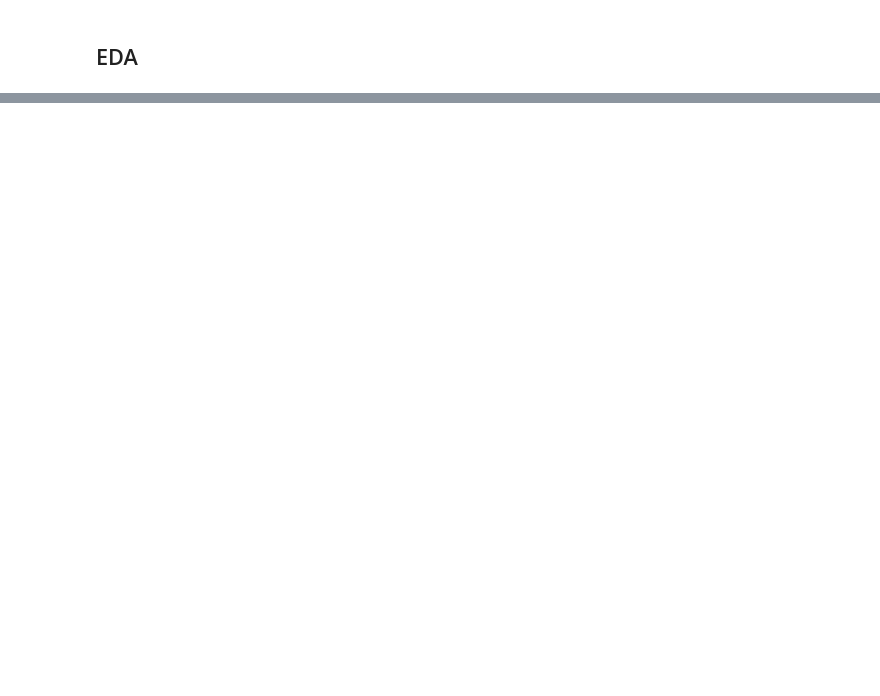
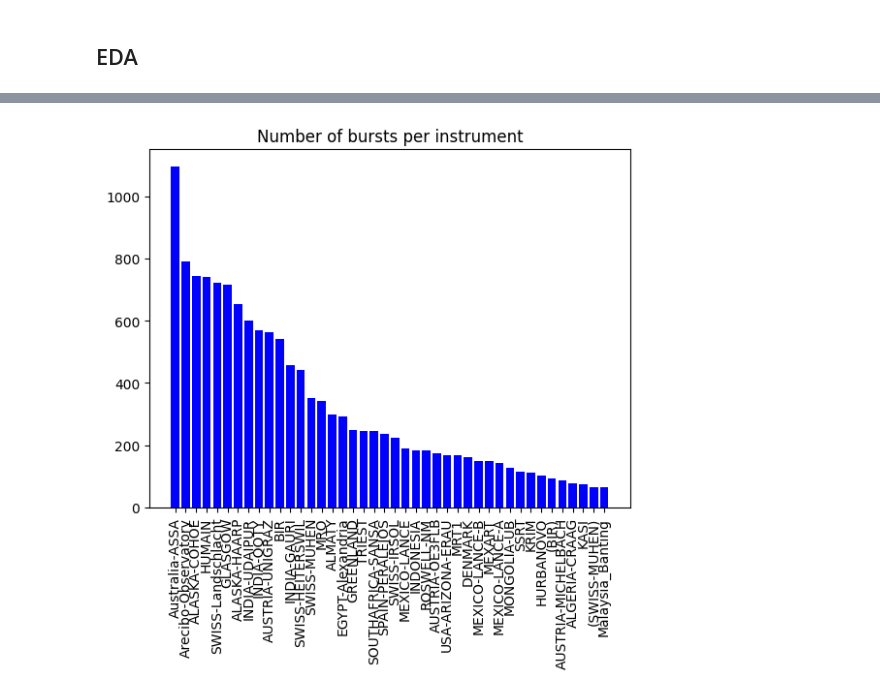
Before and after one commit to i4Ds/Radio-sunburst-labelcreation, a Jupyter notebook: data_creation.ipynb, the cells around one changed output, grey strips where cells are left out. Saved outputs shown, nothing was run; the diff lists cells and outputs as text; code cells hidden in the pictures; blank space fills up the shorter version.

Commit message:
Added EDA and started data download.

```diff
--- a/data_creation.ipynb
+++ b/data_creation.ipynb
@@ -13,3 +18,4 @@ for year in years:
             break
         download_burst_list(year, month)
         burst_lists.append(process_burst_list(f"e-CALLISTO_{year}_{month:02}.txt"))
+burst_list = pd.concat(burst_lists).reset_index(drop=True)
@@ -64,0 +82,7 @@ burst_lists_filtered
+# %%
+burst_list = fix_typos_in_time(burst_list)
+burst_list = extract_time(burst_list)
+burst_list = fix_24_hour_time(burst_list)
+burst_list = create_datetime(burst_list)
+burst_list = explode_instruments_long_clean_instruments(burst_list)
+burst_list = keep_only_type_I_to_VI(burst_list)
@@ -65,4 +98,6 @@ burst_lists_filtered
 # %% [markdown]
 ## EDA
+# %%
+burst_list['duration'] = burst_list['datetime_end'] - burst_list['datetime_start']
 # %%
 # Mean duration of bursts in minutes
@@ -83,0 +115,4 @@ burst_lists[0].Time.iloc[3][5]
+# %%
+burst_list = burst_list[burst_list.duration.dt.total_seconds() > 0]
+burst_list = burst_list.explode('instruments')
+burst_list.instruments = burst_list.instruments.str.strip()
@@ -83,0 +135,9 @@ burst_lists[0].Time.iloc[3][5]
+# %%
+instrument_count = burst_list.instruments.value_counts()
+instrument_count = instrument_count[instrument_count > 60]
+plt.bar(instrument_count.index, instrument_count.values, color='blue')
+plt.xticks(rotation=90)
+plt.title('Number of bursts per instrument')
+plt.show()
+# %% [output]
+[figure, added]
```
Also changed, not shown: parts of 34 cells of this notebook, 4 other files.
